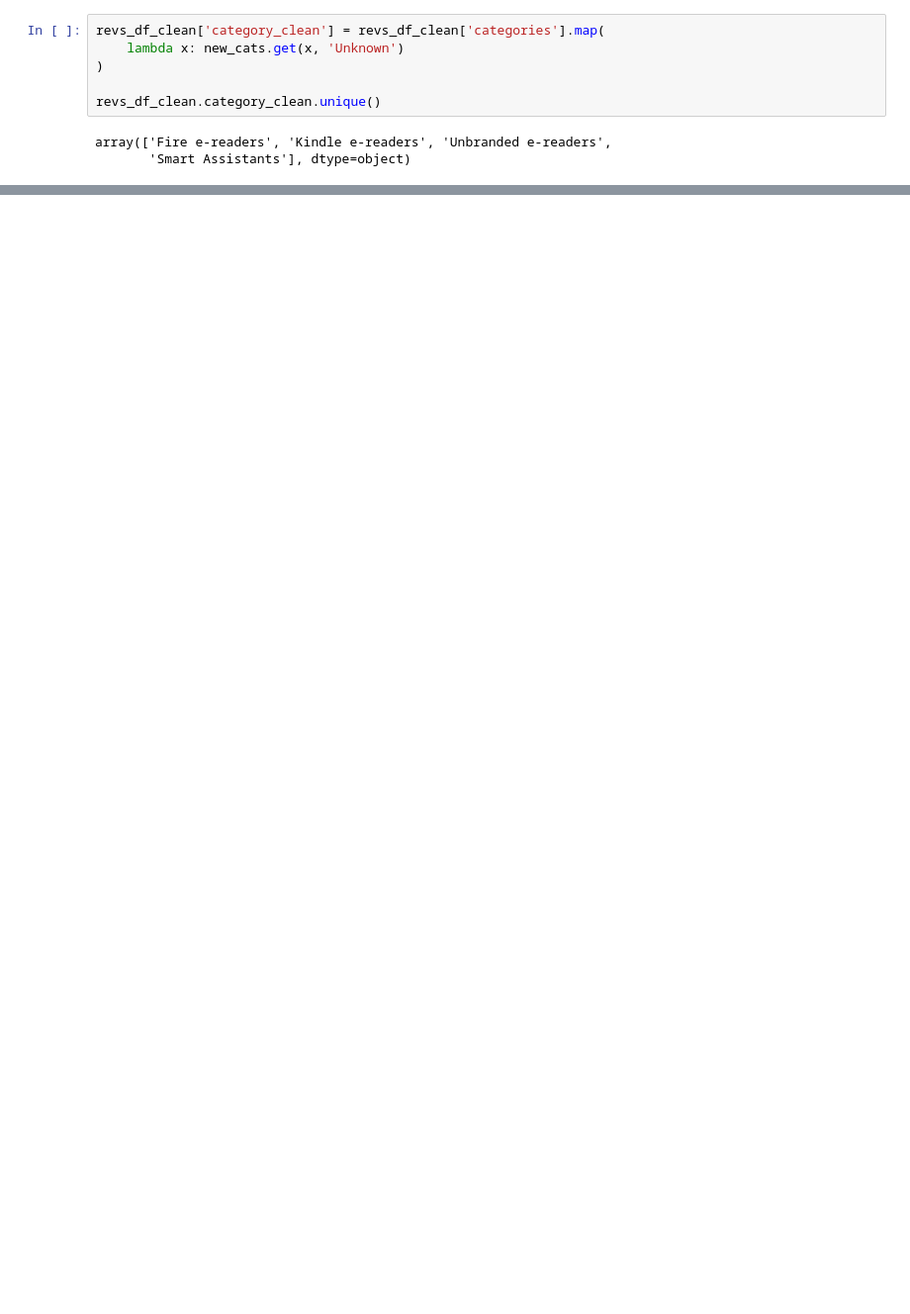
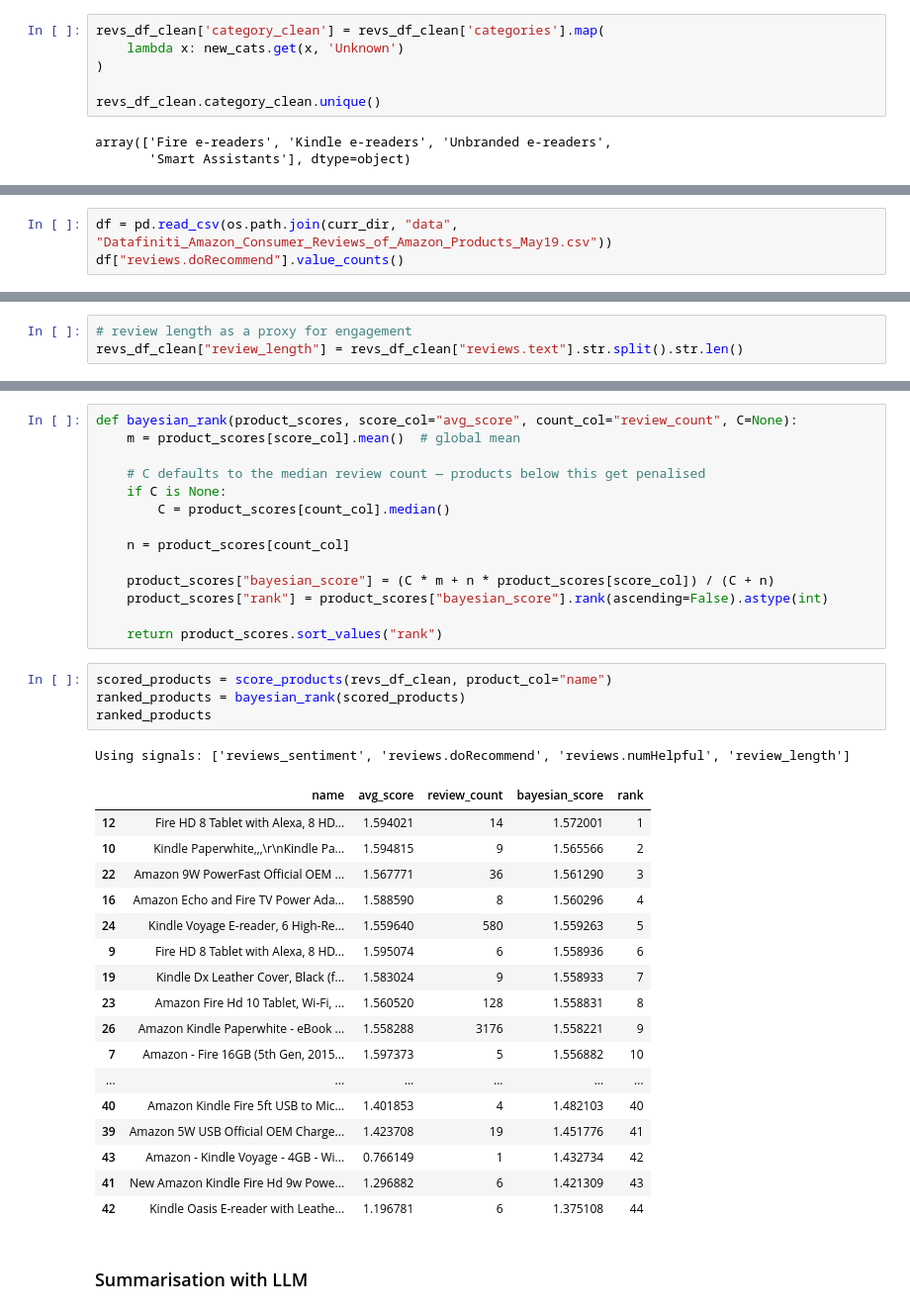
Before and after one commit to plip1e/review-classer, a Jupyter notebook: overview.ipynb, the cells around one changed output, grey strips where cells are left out. Shown at 99% size. Drawn from its saved outputs; the diff is of its cells as text; blank space fills up the shorter version.

Commit message:
Created the product scoring section of the LLM summarisation section using Colab

```diff
--- a/overview.ipynb
+++ b/overview.ipynb
@@ -455,0 +439,3 @@ revs_df_clean.sample(10)
+# %%
+df = pd.read_csv(os.path.join(curr_dir, "data", "Datafiniti_Amazon_Consumer_Reviews_of_Amazon_Products_May19.csv"))
+df["reviews.doRecommend"].value_counts()
@@ -455,0 +448,3 @@ revs_df_clean.sample(10)
+# %%
+# review length as a proxy for engagement
+revs_df_clean["review_length"] = revs_df_clean["reviews.text"].str.split().str.len()
@@ -455,0 +578,39 @@ revs_df_clean.sample(10)
+# %%
+def bayesian_rank(product_scores, score_col="avg_score", count_col="review_count", C=None):
+    m = product_scores[score_col].mean()  # global mean
+
+    # C defaults to the median review count — products below this get penalised
+    if C is None:
+        C = product_scores[count_col].median()
+
+    n = product_scores[count_col]
+
+    product_scores["bayesian_score"] = (C * m + n * product_scores[score_col]) / (C + n)
+    product_scores["rank"] = product_scores["bayesian_score"].rank(ascending=False).astype(int)
+
+    return product_scores.sort_values("rank")
+# %%
+scored_products = score_products(revs_df_clean, product_col="name")
+ranked_products = bayesian_rank(scored_products)
+ranked_products
+# %% [output]
+Using signals: ['reviews_sentiment', 'reviews.doRecommend', 'reviews.numHelpful', 'review_length']
+|  | name | avg_score | review_count | bayesian_score | rank |
+| 12 | Fire HD 8 Tablet with Alexa, 8 HD... | 1.594021 | 14 | 1.572001 | 1 |
+| 10 | Kindle Paperwhite,,,\r\nKindle Pa... | 1.594815 | 9 | 1.565566 | 2 |
+| 22 | Amazon 9W PowerFast Official OEM ... | 1.567771 | 36 | 1.561290 | 3 |
+| 16 | Amazon Echo and Fire TV Power Ada... | 1.588590 | 8 | 1.560296 | 4 |
+| 24 | Kindle Voyage E-reader, 6 High-Re... | 1.559640 | 580 | 1.559263 | 5 |
+| 9 | Fire HD 8 Tablet with Alexa, 8 HD... | 1.595074 | 6 | 1.558936 | 6 |
+| 19 | Kindle Dx Leather Cover, Black (f... | 1.583024 | 9 | 1.558933 | 7 |
+| 23 | Amazon Fire Hd 10 Tablet, Wi-Fi, ... | 1.560520 | 128 | 1.558831 | 8 |
+| 26 | Amazon Kindle Paperwhite - eBook ... | 1.558288 | 3176 | 1.558221 | 9 |
+| 7 | Amazon - Fire 16GB (5th Gen, 2015... | 1.597373 | 5 | 1.556882 | 10 |
+| ... | ... | ... | ... | ... | ... |
+| 40 | Amazon Kindle Fire 5ft USB to Mic... | 1.401853 | 4 | 1.482103 | 40 |
+| 39 | Amazon 5W USB Official OEM Charge... | 1.423708 | 19 | 1.451776 | 41 |
+| 43 | Amazon - Kindle Voyage - 4GB - Wi... | 0.766149 | 1 | 1.432734 | 42 |
+| 41 | New Amazon Kindle Fire Hd 9w Powe... | 1.296882 | 6 | 1.421309 | 43 |
+| 42 | Kindle Oasis E-reader with Leathe... | 1.196781 | 6 | 1.375108 | 44 |
+# %% [markdown]
+### Summarisation with LLM
```
Also changed, not shown: parts of 10 cells of this notebook.
